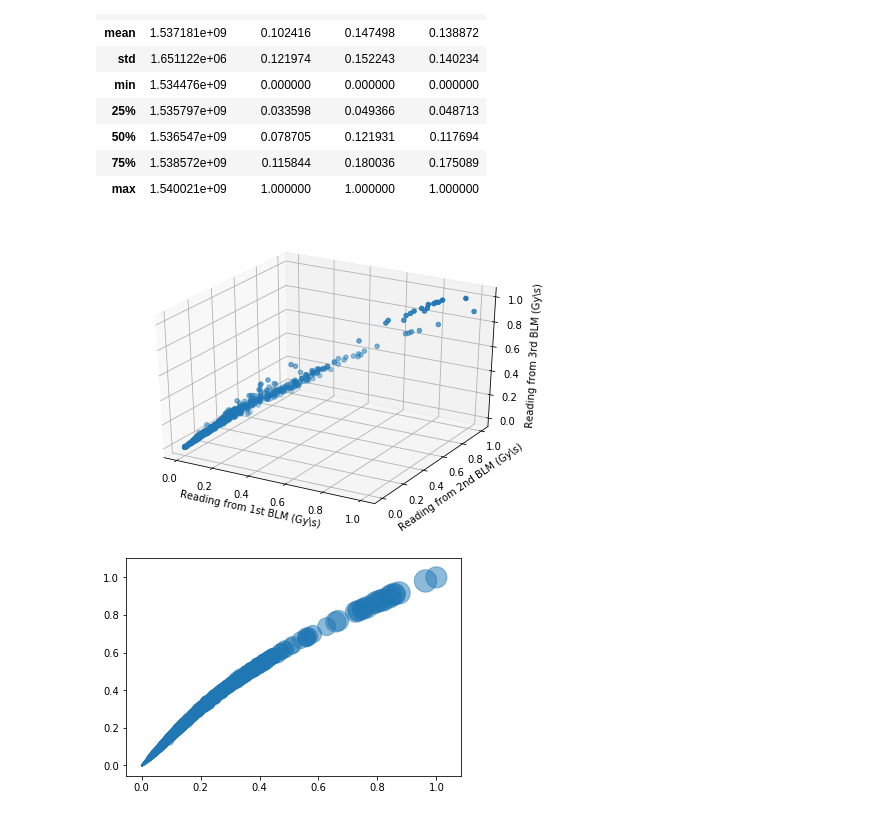
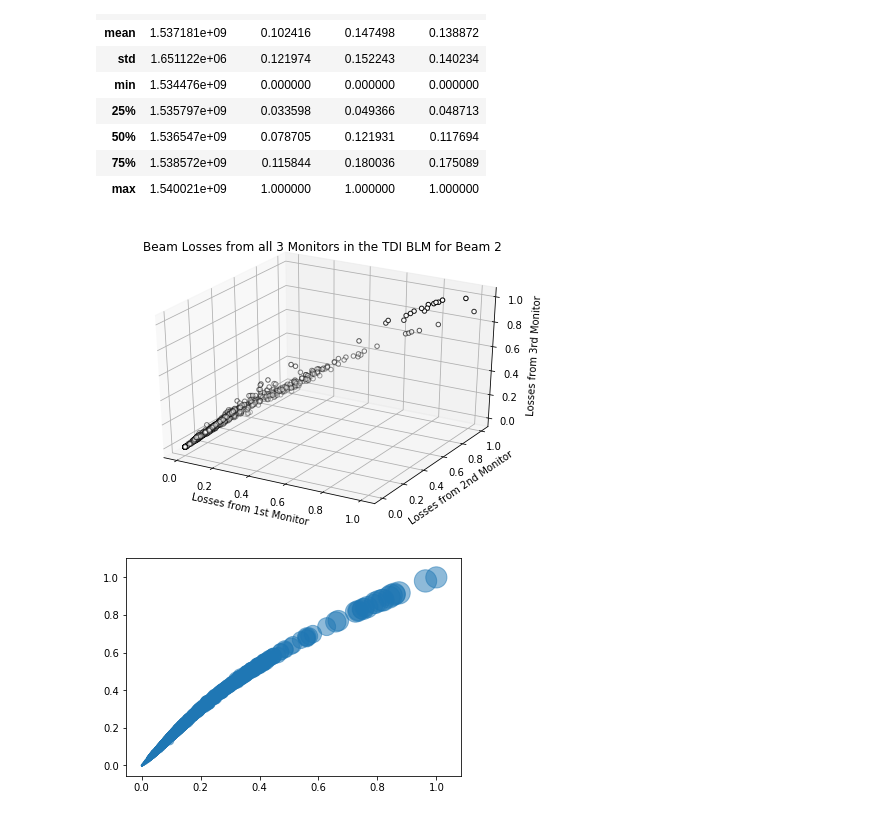
Before and after one commit to mfer0010/BscThesis, a Jupyter notebook: Jupyter Notebook Code/01_Analysis of BLM Data.ipynb, the cells around one changed output. Drawn from its saved outputs; the diff is of its cells as text; code cells hidden in the pictures.

```diff
--- a/Jupyter Notebook Code/01_Analysis of BLM Data.ipynb
+++ b/Jupyter Notebook Code/01_Analysis of BLM Data.ipynb
@@ -178,13 +187,16 @@ BLM2_readings.describe()
 # %%
 fig = plt.figure()
 ax = Axes3D(fig)
-ax.scatter(BLM2_readings['Reading 1'],BLM2_readings['Reading 2'],BLM2_readings['Reading 3'])
-ax.set_xlabel('Reading from 1st BLM (Gy\s)')
-ax.set_ylabel('Reading from 2nd BLM (Gy\s)')
-ax.set_zlabel('Reading from 3rd BLM (Gy\s)')
+ax.scatter(BLM2_readings['Reading 1'],BLM2_readings['Reading 2'],BLM2_readings['Reading 3'],c='white',
+                edgecolor='k', s=20)
+ax.set_title('Beam Losses from all 3 Monitors in the TDI BLM for Beam 2')
+ax.set_xlabel('Losses from 1st Monitor')
+ax.set_ylabel('Losses from 2nd Monitor')
+ax.set_zlabel('Losses from 3rd Monitor')
+plt.savefig('../Dissertation/images/BLM_3D_Plot', bbox_inches='tight')
 plt.show()
 # %% [output]
-[figure, old version]
+[figure, new version]
 # %%
 plt.figure()
 plt.scatter(BLM2_readings['Reading 1'],BLM2_readings['Reading 2'],s=BLM2_readings['Reading 3']*500,alpha=0.5)
```
Also changed, not shown: parts of 5 cells of this notebook, 15 other files.
